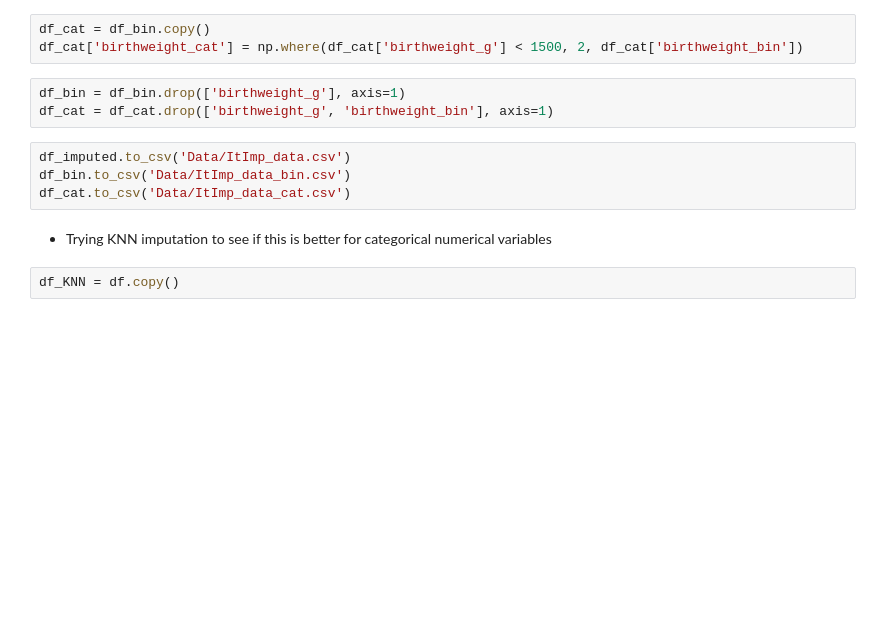
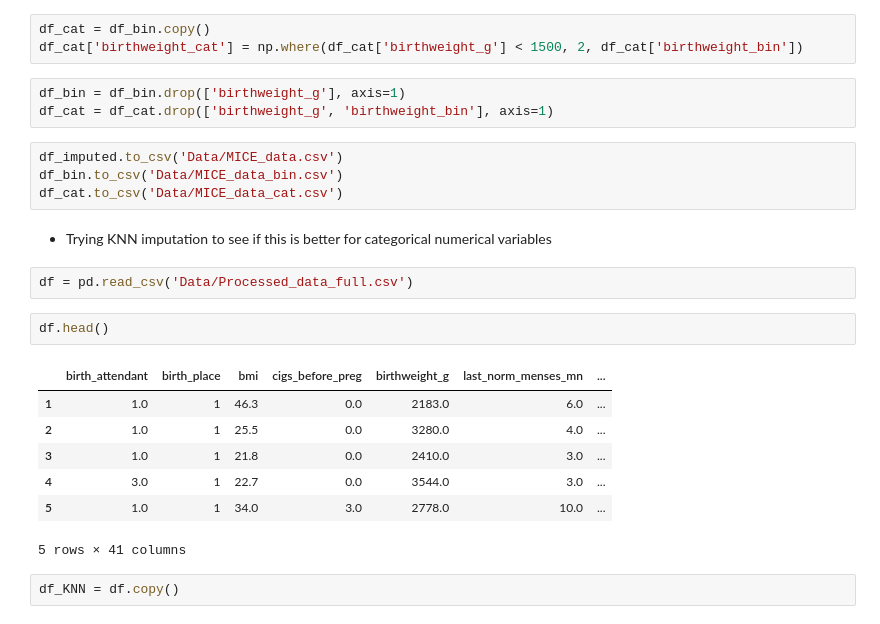
Before and after one commit to catrionamackay/Machine-Learning-Project, a Jupyter notebook: Data_processing.ipynb, the cells around one changed output. Drawn from its saved outputs; the diff is of its cells as text; blank space fills up the shorter version.

```diff
--- a/Data_processing.ipynb
+++ b/Data_processing.ipynb
@@ -261,11 +242,23 @@ df_cat['birthweight_cat'] = np.where(df_cat['birthweight_g'] < 1500, 2, df_cat['
 df_bin = df_bin.drop(['birthweight_g'], axis=1)
 df_cat = df_cat.drop(['birthweight_g', 'birthweight_bin'], axis=1)
 # %%
-df_imputed.to_csv('Data/ItImp_data.csv')
-df_bin.to_csv('Data/ItImp_data_bin.csv')
-df_cat.to_csv('Data/ItImp_data_cat.csv')
+df_imputed.to_csv('Data/MICE_data.csv')
+df_bin.to_csv('Data/MICE_data_bin.csv')
+df_cat.to_csv('Data/MICE_data_cat.csv')
 # %% [markdown]
 * Trying KNN imputation to see if this is better for categorical numerical variables
+# %%
+df = pd.read_csv('Data/Processed_data_full.csv')
+# %%
+df.head()
+# %% [output]
+|  | birth_attendant | birth_place | bmi | cigs_before_preg | birthweight_g | last_norm_menses_mn | ... |
+| 1 | 1.0 | 1 | 46.3 | 0.0 | 2183.0 | 6.0 | ... |
+| 2 | 1.0 | 1 | 25.5 | 0.0 | 3280.0 | 4.0 | ... |
+| 3 | 1.0 | 1 | 21.8 | 0.0 | 2410.0 | 3.0 | ... |
+| 4 | 3.0 | 1 | 22.7 | 0.0 | 3544.0 | 3.0 | ... |
+| 5 | 1.0 | 1 | 34.0 | 3.0 | 2778.0 | 10.0 | ... |
+5 rows × 41 columns
 # %%
 df_KNN = df.copy()
 # %%
```
Also changed, not shown: parts of 6 cells of this notebook, 5 other files.
